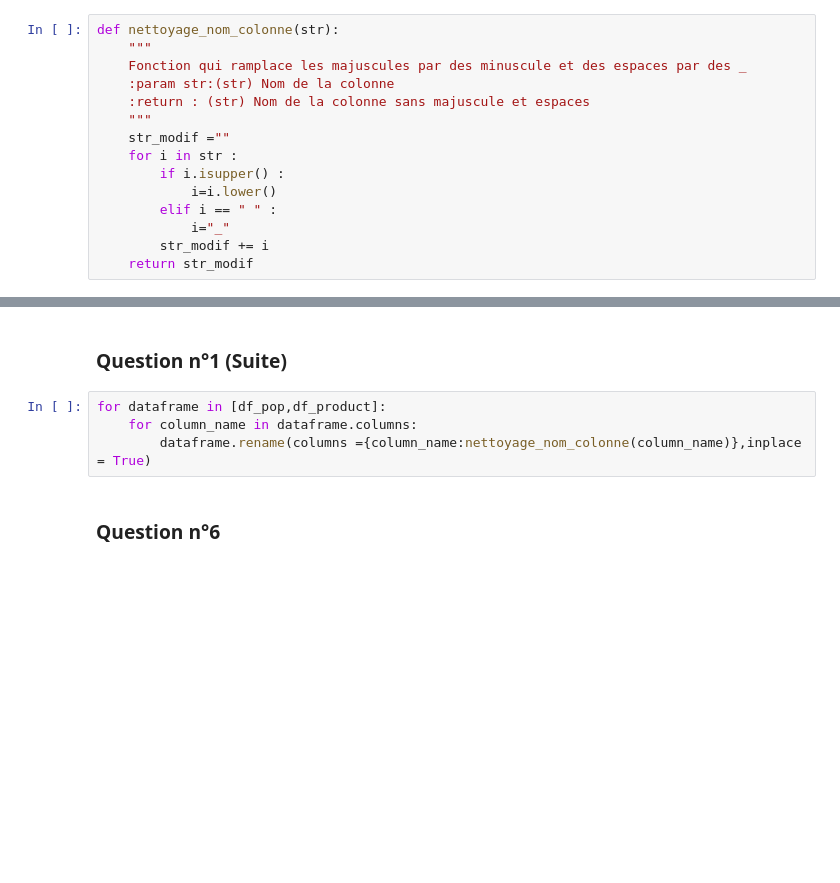
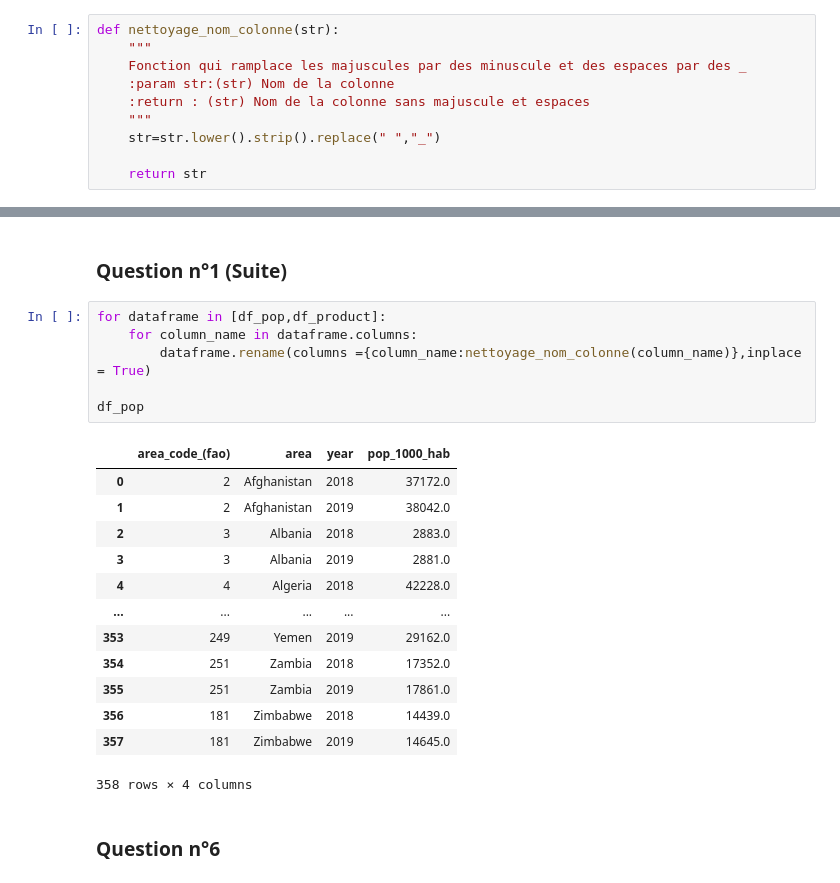
Before and after one commit to StevenDelval/PremierPasPandas, a Jupyter notebook: PremierPasPandas.ipynb, the cells around one changed output, grey strips where cells are left out. Drawn from its saved outputs; the diff is of its cells as text; blank space fills up the shorter version.

```diff
--- a/PremierPasPandas.ipynb
+++ b/PremierPasPandas.ipynb
@@ -25,14 +25,9 @@ def nettoyage_nom_colonne(str):
     :param str:(str) Nom de la colonne
     :return : (str) Nom de la colonne sans majuscule et espaces
     """
-    str_modif =""
-    for i in str :
-        if i.isupper() :
-            i=i.lower()
-        elif i == " " :
-            i="_"
-        str_modif += i
-    return str_modif
+    str=str.lower().strip().replace(" ","_")
+
+    return str
 # %% [markdown]
 ### Question n°2 et 3
 # %% [markdown]
@@ -129,7 +124,23 @@ df_pop.rename(columns ={"Value":"pop_1000_hab"},inplace = True)
 # %%
 for dataframe in [df_pop,df_product]:
     for column_name in dataframe.columns:
         dataframe.rename(columns ={column_name:nettoyage_nom_colonne(column_name)},inplace = True)
+
+df_pop
+# %% [output]
+|  | area_code_(fao) | area | year | pop_1000_hab |
+| 0 | 2 | Afghanistan | 2018 | 37172.0 |
+| 1 | 2 | Afghanistan | 2019 | 38042.0 |
+| 2 | 3 | Albania | 2018 | 2883.0 |
+| 3 | 3 | Albania | 2019 | 2881.0 |
+| 4 | 4 | Algeria | 2018 | 42228.0 |
+| ... | ... | ... | ... | ... |
+| 353 | 249 | Yemen | 2019 | 29162.0 |
+| 354 | 251 | Zambia | 2018 | 17352.0 |
+| 355 | 251 | Zambia | 2019 | 17861.0 |
+| 356 | 181 | Zimbabwe | 2018 | 14439.0 |
+| 357 | 181 | Zimbabwe | 2019 | 14645.0 |
+358 rows × 4 columns
 # %% [markdown]
 ### Question n°6
 # %%
```
Also changed, not shown: parts of 11 cells of this notebook.
